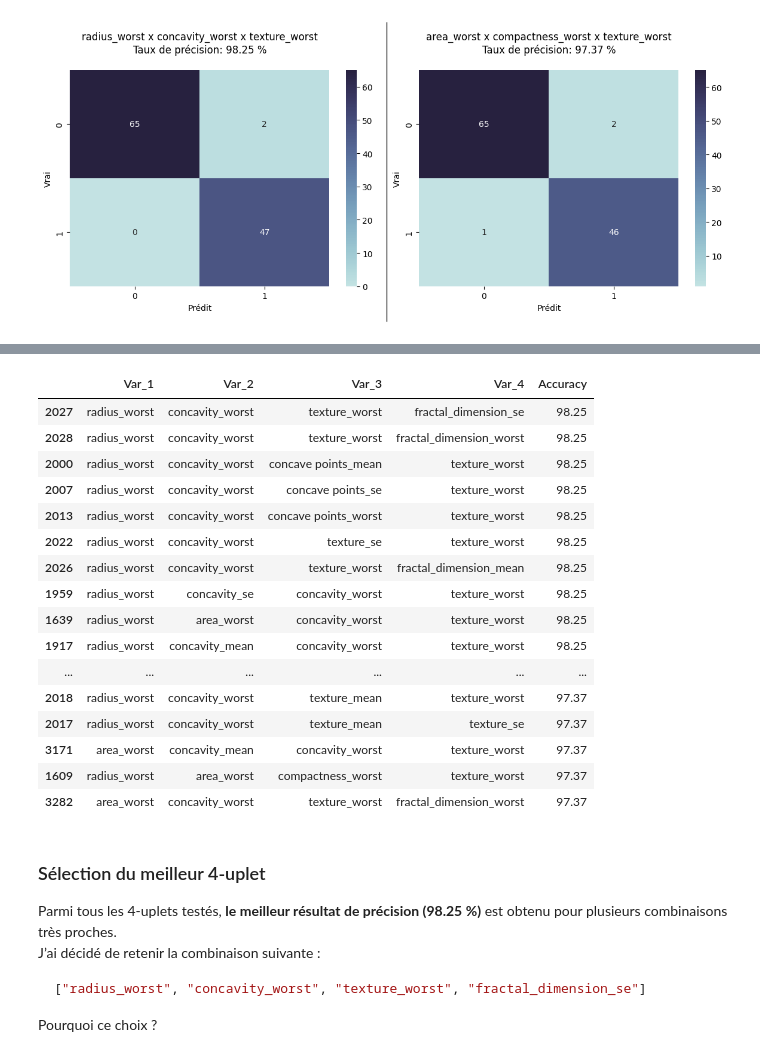
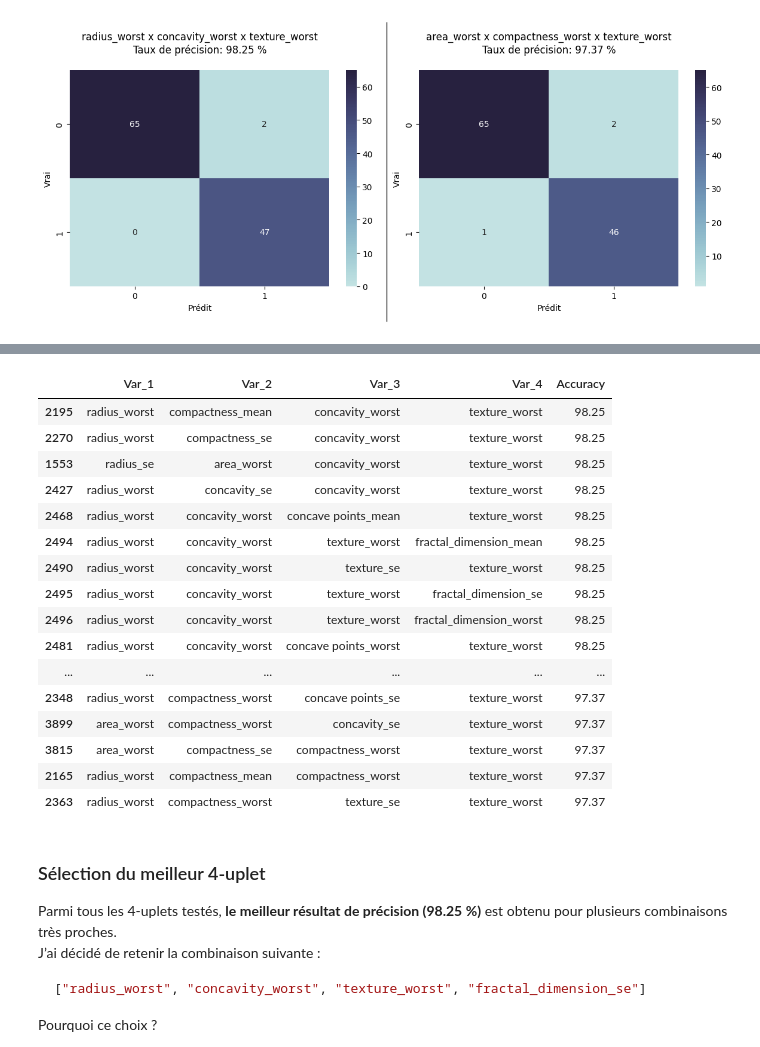
Before and after one commit to Darckens/SAE-S2.03, a Jupyter notebook: traitement/jupyter_manipulation.ipynb, the cells around one changed output, grey strips where cells are left out. Drawn from its saved outputs; the diff is of its cells as text; code cells hidden in the pictures.

```diff
--- a/traitement/jupyter_manipulation.ipynb
+++ b/traitement/jupyter_manipulation.ipynb
@@ -650,0 +652,38 @@ Nombre de Combinaisons par 4-uplets : 5985 variables.
+# %%
+# --- Découpage en jeu d'entraînement et de test ---
+X_train, X_test, y_train, y_test = train_test_split(
+    df_classified.drop('diagnosis_encoded',axis=1),
+    df_classified['diagnosis_encoded'],
+    test_size=0.20,
+    random_state=2004    # Équivalent de set.seed() de R d'après ce que j'ai compris
+)
+
+# --- Création et entraînement du modèle de régression logistique ---
+logmodel = LogisticRegression(solver='liblinear')
+logmodel.fit(X_train, y_train)
+
+# --- Prédiction sur les données de test ---
+predictions = logmodel.predict(X_test)
+
+# --- Rapport de classification ---
+print("Rapport de classification :")
+print(classification_report(y_test, predictions))
+
+# --- Matrice de confusion ---
+cm = confusion_matrix(y_test, predictions)
+
+# --- Accuracy ---
+accuracy = accuracy_score(y_test, predictions)
+
+# --- Affichage ---
+plt.figure(figsize=(6, 5))
+sns.heatmap(cm,
+            annot=True,
+            fmt="d",
+            cmap=sns.color_palette("ch:start=.2,rot=-.3",as_cmap=True),
+)
+plt.xlabel("Prédit")
+plt.ylabel("Vrai")
+plt.title(f"Matrice de confusion\nAccuracy : {accuracy:.0%}\n")
+plt.tight_layout()
+plt.show()
@@ -925,7 +975,8 @@ for uplet_4 in uplets_4:
         continue
 
     # Éviter les comparaisons avec la même base
-    if base_x == base_y or base_x == base_z or base_x == base_t :
+    bases = [base_x, base_y, base_z, base_t]
+    if len(set(bases)) == 4:
         continue
 
     # --- Données ---
@@ -935,7 +986,7 @@ for uplet_4 in uplets_4:
     X_train, X_test, y_train, y_test = train_test_split(X, y, test_size=0.2, random_state=0)
 
     # --- Modèle ---
-    model = LogisticRegression()
+    model = LogisticRegression(max_iter=100)
     model.fit(X_train, y_train)
     y_pred = model.predict(X_test)
 
@@ -968,20 +1019,20 @@ Please also refer to the documentation for alternative solver options:
 |  | Var_1 | Var_2 | Var_3 | Var_4 | Accuracy |
-| 2027 | radius_worst | concavity_worst | texture_worst | fractal_dimension_se | 98.25 |
-| 2028 | radius_worst | concavity_worst | texture_worst | fractal_dimension_worst | 98.25 |
-| 2000 | radius_worst | concavity_worst | concave points_mean | texture_worst | 98.25 |
-| 2007 | radius_worst | concavity_worst | concave points_se | texture_worst | 98.25 |
-| 2013 | radius_worst | concavity_worst | concave points_worst | texture_worst | 98.25 |
-| 2022 | radius_worst | concavity_worst | texture_se | texture_worst | 98.25 |
-| 2026 | radius_worst | concavity_worst | texture_worst | fractal_dimension_mean | 98.25 |
-| 1959 | radius_worst | concavity_se | concavity_worst | texture_worst | 98.25 |
-| 1639 | radius_worst | area_worst | concavity_worst | texture_worst | 98.25 |
-| 1917 | radius_worst | concavity_mean | concavity_worst | texture_worst | 98.25 |
+| 2195 | radius_worst | compactness_mean | concavity_worst | texture_worst | 98.25 |
+| 2270 | radius_worst | compactness_se | concavity_worst | texture_worst | 98.25 |
+| 1553 | radius_se | area_worst | concavity_worst | texture_worst | 98.25 |
+| 2427 | radius_worst | concavity_se | concavity_worst | texture_worst | 98.25 |
+| 2468 | radius_worst | concavity_worst | concave points_mean | texture_worst | 98.25 |
+| 2494 | radius_worst | concavity_worst | texture_worst | fractal_dimension_mean | 98.25 |
+| 2490 | radius_worst | concavity_worst | texture_se | texture_worst | 98.25 |
+| 2495 | radius_worst | concavity_worst | texture_worst | fractal_dimension_se | 98.25 |
+| 2496 | radius_worst | concavity_worst | texture_worst | fractal_dimension_worst | 98.25 |
+| 2481 | radius_worst | concavity_worst | concave points_worst | texture_worst | 98.25 |
 | ... | ... | ... | ... | ... | ... |
-| 2018 | radius_worst | concavity_worst | texture_mean | texture_worst | 97.37 |
-| 2017 | radius_worst | concavity_worst | texture_mean | texture_se | 97.37 |
-| 3171 | area_worst | concavity_mean | concavity_worst | texture_worst | 97.37 |
-| 1609 | radius_worst | area_worst | compactness_worst | texture_worst | 97.37 |
-| 3282 | area_worst | concavity_worst | texture_worst | fractal_dimension_worst | 97.37 |
+| 2348 | radius_worst | compactness_worst | concave points_se | texture_worst | 97.37 |
+| 3899 | area_worst | compactness_worst | concavity_se | texture_worst | 97.37 |
+| 3815 | area_worst | compactness_se | compactness_worst | texture_worst | 97.37 |
+| 2165 | radius_worst | compactness_mean | compactness_worst | texture_worst | 97.37 |
+| 2363 | radius_worst | compactness_worst | texture_se | texture_worst | 97.37 |
 # %% [markdown]
 ### Sélection du meilleur 4-uplet
 
```
Also changed, not shown: parts of 12 cells of this notebook, 1 other file.
